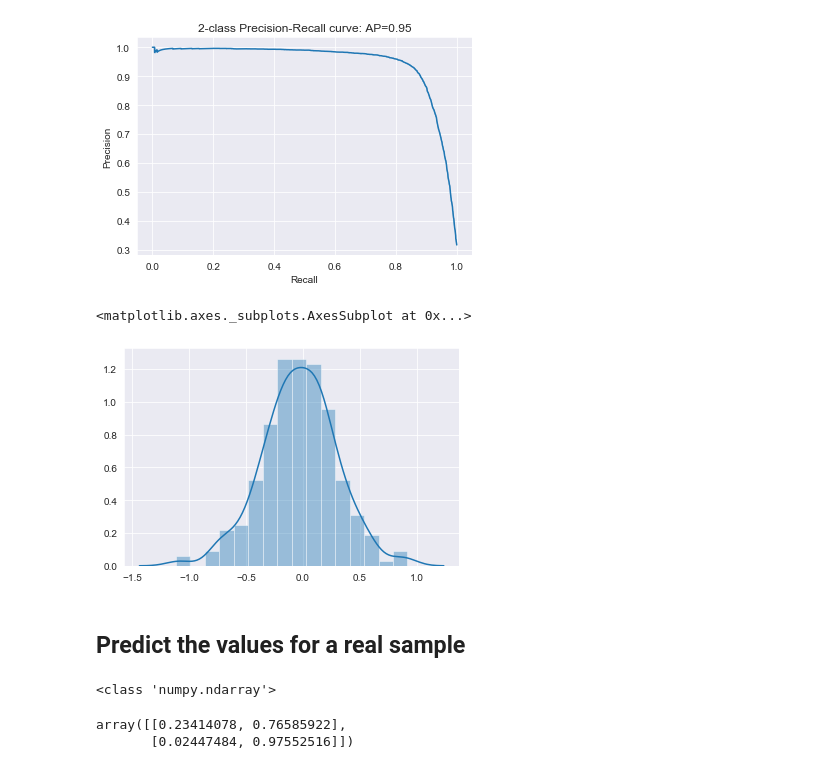
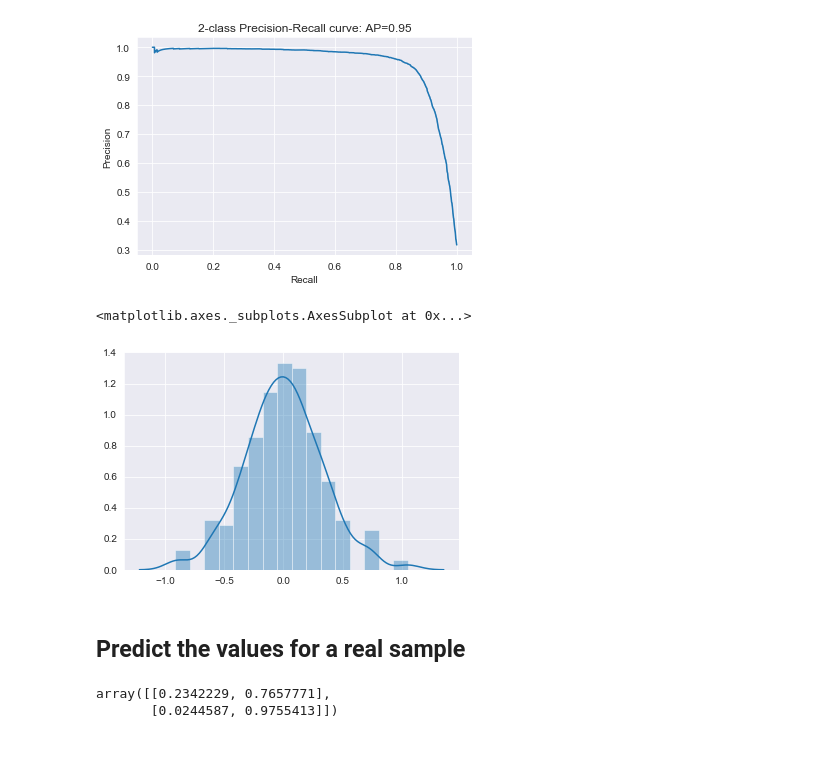
Before and after one commit to USDA-ARS-GBRU/ml-training-site, a Jupyter notebook: assets/nb-lessons/07_synthesis_example.ipynb, the cells around one changed output. Drawn from its saved outputs; the diff is of its cells as text; code cells hidden in the pictures.

```diff
--- a/assets/nb-lessons/07_synthesis_example.ipynb
+++ b/assets/nb-lessons/07_synthesis_example.ipynb
@@ -155,12 +137,12 @@ X = train_data_scaled.to_numpy()
 y = train_data["label"].to_numpy()
 
 # Define the Logistic model parameters
-clf = linear_model.LogisticRegression(max_iter= 1000, random_state=0, solver='lbfgs', C=1)
+model1 = linear_model.LogisticRegression(max_iter= 1000, random_state=0, solver='lbfgs', C=1)
 
 
 # Fit the model (here's where the learning learning is happening)
 
-clf.fit(X, y)
+model1.fit(X, y)
 
 # convert our test data into Numpy arrays
 testX = test_data_scaled.to_numpy()
@@ -168,7 +150,7 @@ testy = test_data["label"].to_numpy()
 
 # Estimate the accuracy
 print("Test Accuracy: ")
-clf.score(testX, testy)
+model1.score(testX, testy)
 # %% [output]
 Test Accuracy:
 0.9191291481716339
@@ -208,0 +180,10 @@ train_ilr.shape
+# %%
+# import a subset of functions from  Scikit bio
+import comp
+
+# First repalce any 0's with small values
+train_z = comp.multiplicative_replacement(X)
+test_z = comp.multiplicative_replacement(testX)
+# Calculate a centered log ratio for each sample
+train_clr = comp.clr(train_z)
+test_clr = comp.clr(test_z)
@@ -229,19 +205,15 @@ Now evaluate the model with the transformed data
 # %%
 from sklearn import linear_model
 
-Xc = train_ilr
-yc = train_data["label"].to_numpy()
 
 
-clf = linear_model.LogisticRegression(max_iter= 1000, random_state=0, solver='lbfgs', C=1)
-clf.fit(Xc, yc)
+model2 = linear_model.LogisticRegression(max_iter= 1000, random_state=0, solver='lbfgs', C=1)
+model2.fit(train_clr, y)
 
-testXc = test_ilr
-testyc = test_data["label"].to_numpy()
 
 # Estimate the accuracy
 print("Accuracy :")
-clf.score(testXc, testyc)
+model2.score(test_clr, testy)
 # %% [output]
 Accuracy :
 0.9330796871697316
@@ -330,10 +306,10 @@ plt.title('2-class Precision-Recall curve: AP={0:0.2f}'.format(average_precision
 Text(0.5, 1.0, '2-class Precision-Recall curve: AP=0.95')
 [figure]
 # %%
-sns.distplot(clf.coef_)
+sns.distplot(model2.coef_)
 # %% [output]
 <matplotlib.axes._subplots.AxesSubplot at 0x...>
-[figure, old version]
+[figure, new version]
 # %% [markdown]
 ## Predict the values for a real sample
 # %%
@@ -343,15 +320,8 @@ seqs = np.array([[55.0,31.0,30.0,40.0,41.0,29.0,12.0,18.0,26.0,15.0,18.0,23.0,27
-# %%
-seqnorm= seqs/np.sum(seqs)
-print(type(seqnorm))
-# %% [output]
-<class 'numpy.ndarray'>
-# %%
-
-p_clo = skbio.stats.composition.closure(seqnorm)
-p_z = skbio.stats.composition.multiplicative_replacement(p_clo)
-p_ilr = skbio.stats.composition.ilr(p_z)
-
-clf.predict_proba(p_ilr)
-# %% [output]
-array([[0.23414078, 0.76585922],
-       [0.02447484, 0.97552516]])
+# %%
+sample_z = comp.multiplicative_replacement(seqs)
+sample_clr = comp.clr(sample_z)
+
+model2.predict_proba(sample_clr)
+# %% [output]
+array([[0.2342229, 0.7657771],
+       [0.0244587, 0.9755413]])
```
Also changed, not shown: parts of 18 cells of this notebook, 3 other files.
